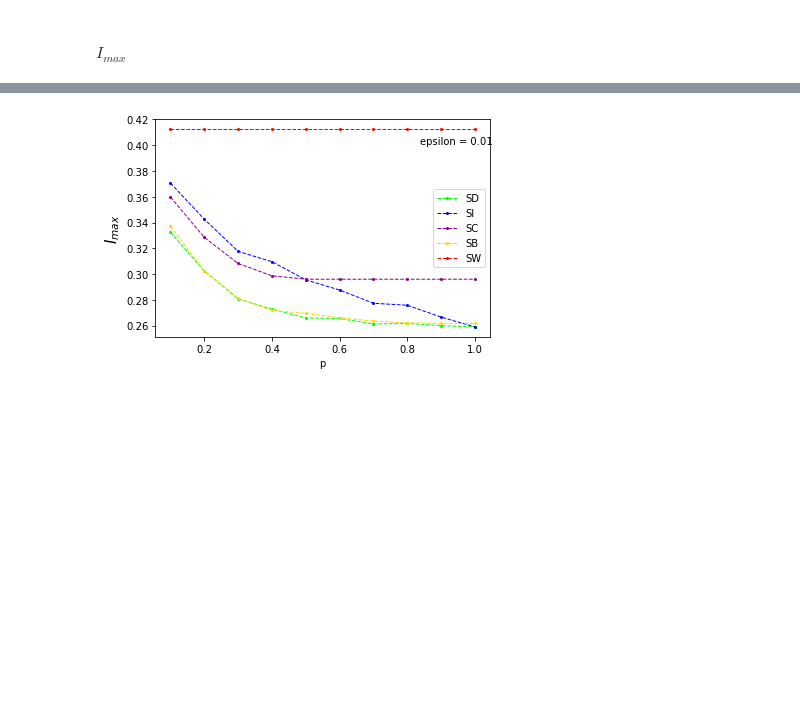
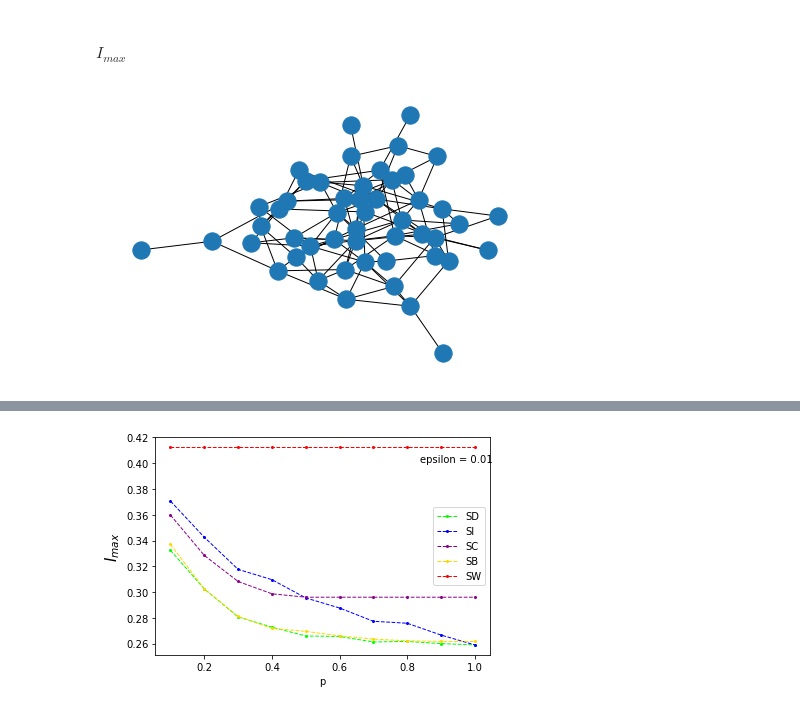
Before and after one commit to ashuthosh-bharadwaj/DPCN_Project, a Jupyter notebook: Codes/ER_IZ.ipynb, the cells around one changed output, grey strips where cells are left out. Saved outputs shown, nothing was run; the diff lists cells and outputs as text; code cells hidden in the pictures; blank space fills up the shorter version.

```diff
--- a/Codes/ER_IZ.ipynb
+++ b/Codes/ER_IZ.ipynb
@@ -226,6 +226,10 @@ for i in range(n):
 s0.append(0) # K
 step = 10
 M,b = Gen_Network(n)
+# %%
+nx.draw(M)
+# %% [output]
+[figure, added]
 # %%
 e = 0.005
 IZ(s0,step,e,M)
```
Also changed, not shown: parts of 1 cell of this notebook, 23 other files.
